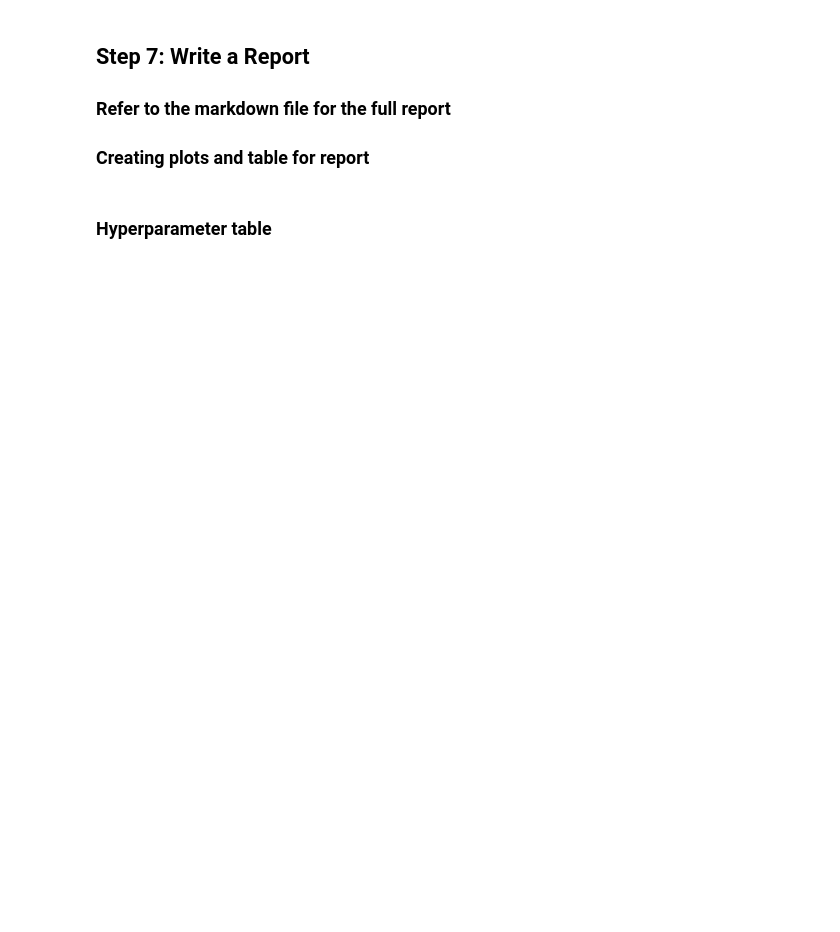
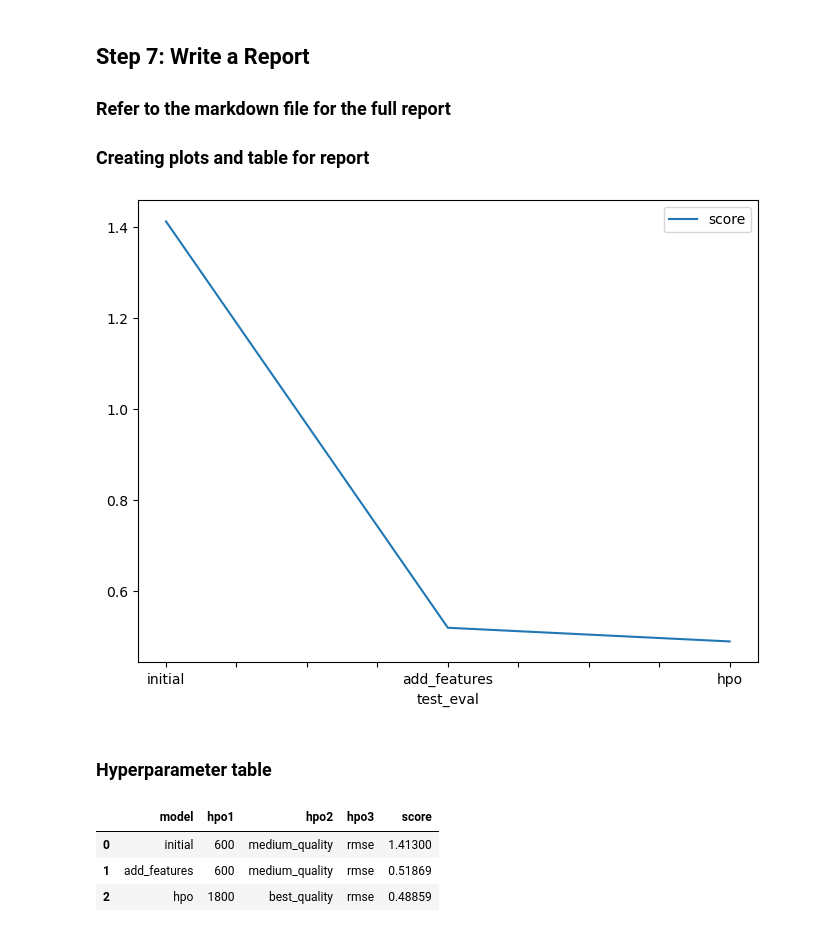
Before and after one commit to MouMike/Bike-Sharing-Demand, a Jupyter notebook: project/project-template.ipynb, the cells around one changed output. Saved outputs shown, nothing was run; the diff lists cells and outputs as text; code cells hidden in the pictures; blank space fills up the shorter version.

```diff
--- a/project/project-template.ipynb
+++ b/project/project-template.ipynb
@@ -740,20 +1156,27 @@ fig.savefig('model_train_score.png')
 # %%
 # Take the 3 kaggle scores and creating a line plot to show improvement
 fig = pd.DataFrame(
     {
         "test_eval": ["initial", "add_features", "hpo"],
-        "score": [?, ?, ?]
+        "score": [1.41300, 0.51869, 0.48859]
     }
 ).plot(x="test_eval", y="score", figsize=(8, 6)).get_figure()
 fig.savefig('model_test_score.png')
+# %% [output]
+[figure, added]
 # %% [markdown]
 ### Hyperparameter table
 # %%
 # The 3 hyperparameters we tuned with the kaggle score as the result
 pd.DataFrame({
     "model": ["initial", "add_features", "hpo"],
-    "hpo1": [?, ?, ?],
-    "hpo2": [?, ?, ?],
-    "hpo3": [?, ?, ?],
-    "score": [?, ?, ?]
+    "hpo1": [600, 600, 1800],
+    "hpo2": ["medium_quality", "medium_quality", "best_quality"],
+    "hpo3": ["rmse", "rmse", "rmse"],
+    "score": [1.41300, 0.51869, 0.48859]
 })
+# %% [output]
+|  | model | hpo1 | hpo2 | hpo3 | score |
+| 0 | initial | 600 | medium_quality | rmse | 1.41300 |
+| 1 | add_features | 600 | medium_quality | rmse | 0.51869 |
+| 2 | hpo | 1800 | best_quality | rmse | 0.48859 |
```
Also changed, not shown: parts of 26 cells of this notebook.
